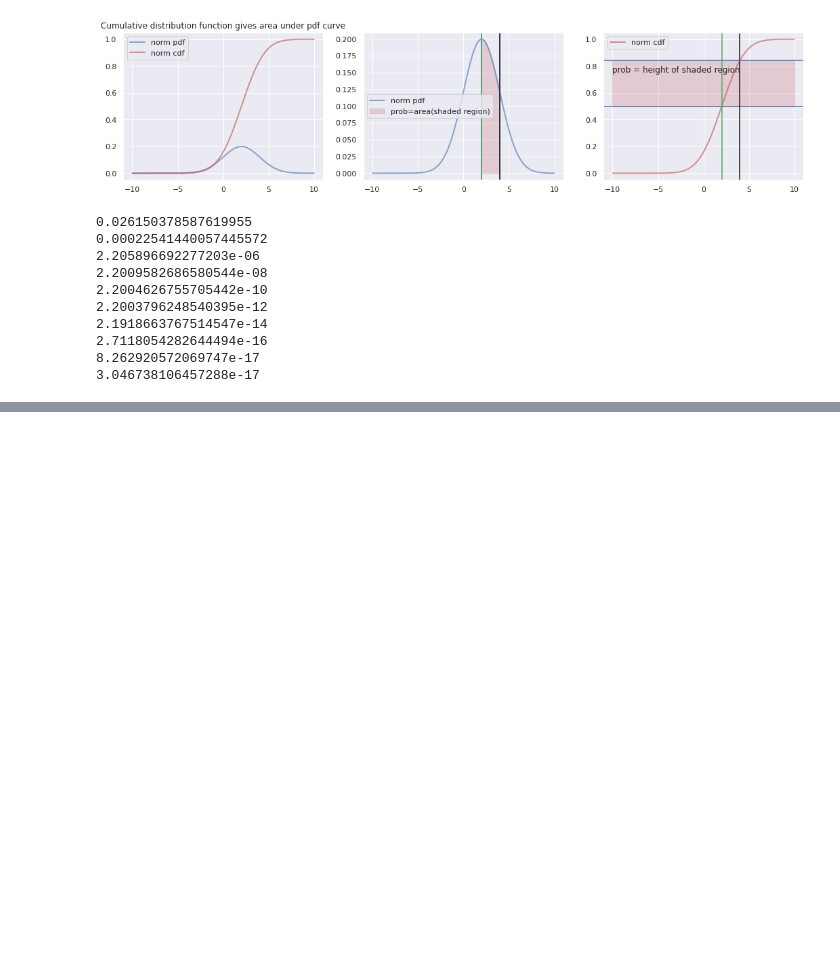
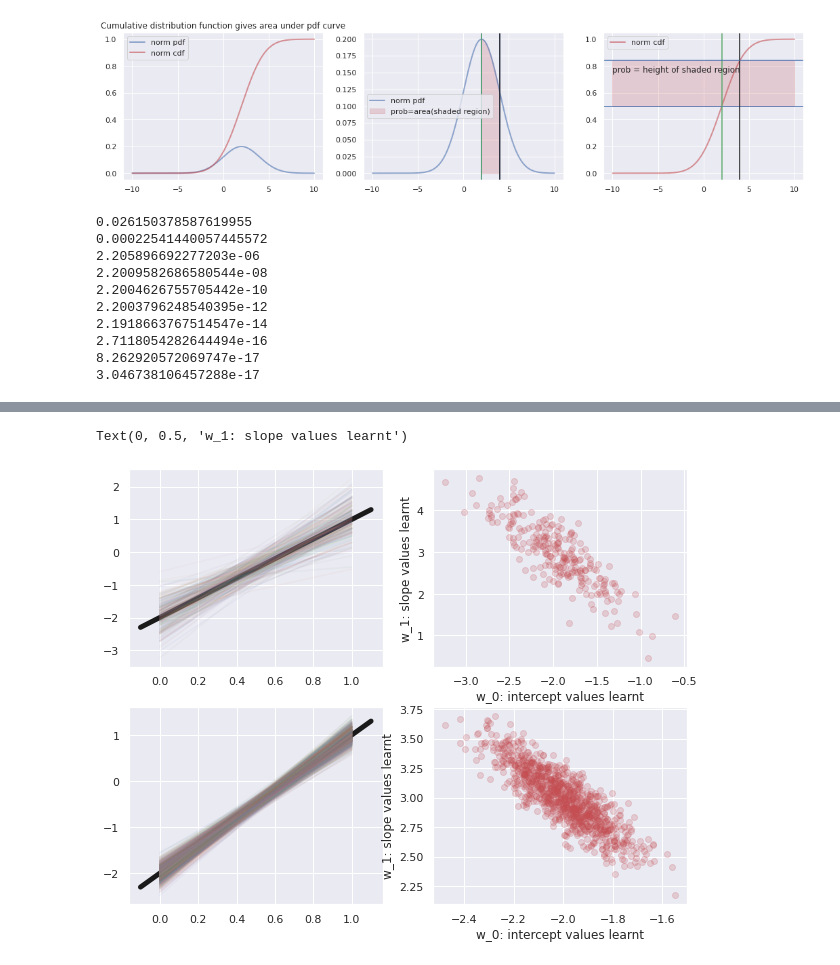
Before and after one commit to benlellouch/FoundationOfML-Labs, a Jupyter notebook: maxlikelihood_bayes.ipynb, the cells around one changed output, grey strips where cells are left out. Saved outputs shown, nothing was run; the diff lists cells and outputs as text; code cells hidden in the pictures; blank space fills up the shorter version.

```diff
--- a/maxlikelihood_bayes.ipynb
+++ b/maxlikelihood_bayes.ipynb
@@ -98,0 +241,39 @@ for delta_x in delta_xs:
+# %%
+fig, ax = plt.subplots(nrows=2, ncols=2, figsize=(10,8))
+
+X0 = np.linspace(-0.1,1.1,100)
+ax[0][0].plot(X0, -2+3*X0, lw = 5, c='k')
+X = np.linspace(0,1,100)
+l_wts1 = []
+l_sig1 = []
+for i in range (250):
+    Xd, yd = data_generator(20)
+    best_fit_w = linear_fit(Xd, yd)
+    residuals_w= learnt_fn(Xd, Xd, yd)-yd
+    best_fit_sigma = np.sqrt(np.square(residuals_w).sum()/len(residuals_w))
+    l_wts1.append(np.asarray(best_fit_w))
+    l_sig1.append(best_fit_sigma)
+    ax[0][0].plot(X, learnt_fn(X, Xd, yd), alpha=0.05)
+l_wts1 = np.asarray(l_wts1)
+ax[0][1].scatter(l_wts1[:,0], l_wts1[:,1], alpha=0.2, c='r')
+ax[0][1].set_xlabel('w_0: intercept values learnt')
+ax[0][1].set_ylabel('w_1: slope values learnt')
+
+ax[1][0].plot(X0, -2+3*X0, lw = 5, c='k')
+l_wts2 = []
+l_sig2 = []
+for i in range(1000): # 1000 data fitting operations
+    Xd, yd = data_generator(180) # generate a training sample of SIZE 180
+    best_fit_w = linear_fit(Xd, yd)
+    residuals_w = learnt_fn(Xd, Xd, yd)-yd
+    best_fit_sigma = np.sqrt(np.square(residuals_w).sum()/len(residuals_w))
+    l_wts2.append(np.asarray(best_fit_w))
+    l_sig2.append(best_fit_sigma)
+    ax[1][0].plot(X, learnt_fn(X, Xd, yd), alpha=0.05) # plot light lines (set by alpha, the trasparency parameter)
+l_wts2 = np.asarray(l_wts2)
+ax[1][1].scatter(l_wts2[:,0], l_wts2[:,1], alpha=0.2, c='r')
+ax[1][1].set_xlabel('w_0: intercept values learnt')
+ax[1][1].set_ylabel('w_1: slope values learnt')
+# %% [output]
+Text(0, 0.5, 'w_1: slope values learnt')
+[figure, added]
```
Also changed, not shown: parts of 12 cells of this notebook.
